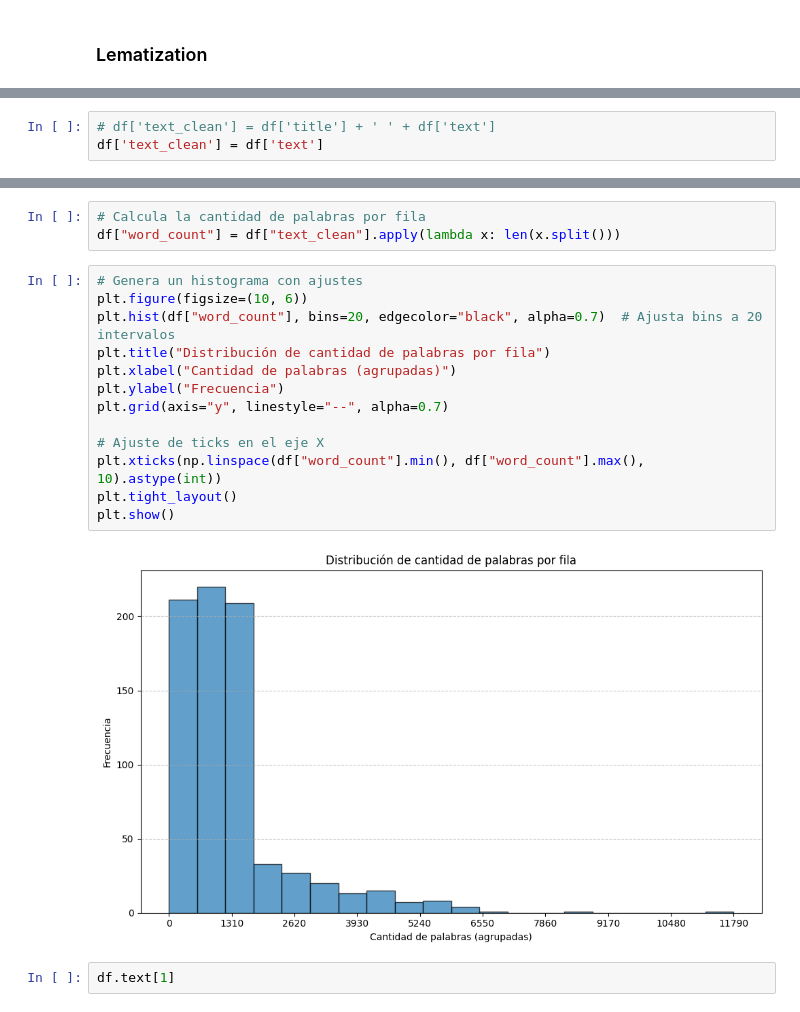
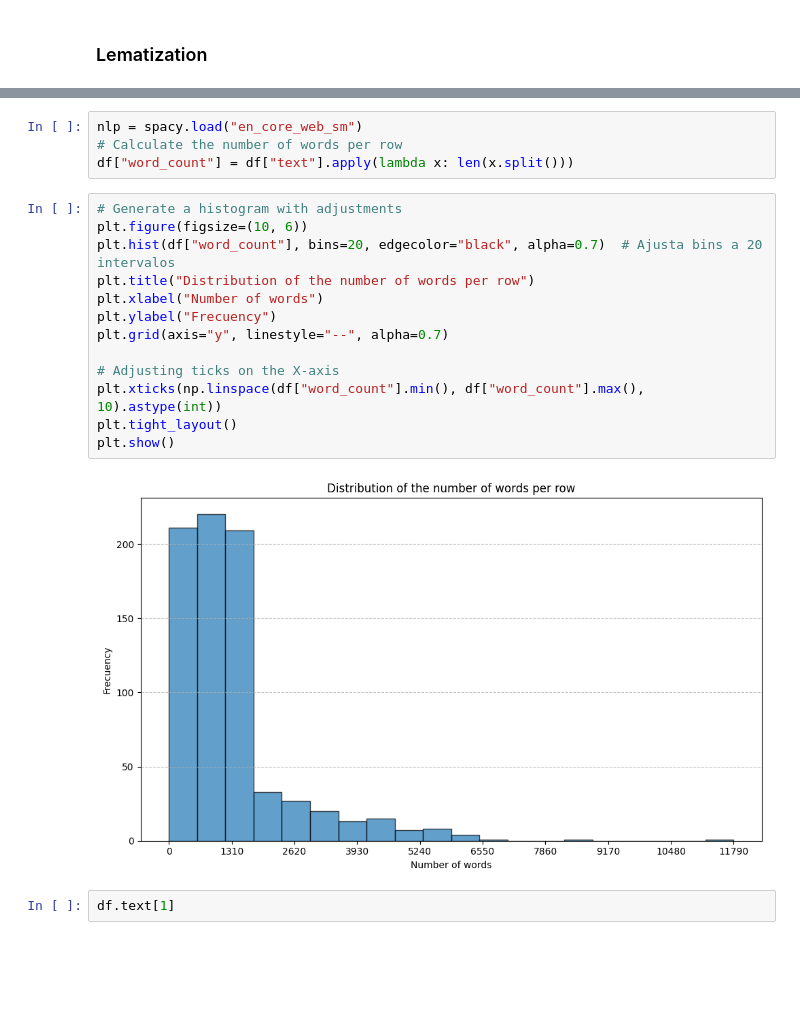
Before and after one commit to AlbaTaboada/Edgelands, a Jupyter notebook: Full_text_analysis(Alba).ipynb, the cells around one changed output, grey strips where cells are left out. Drawn from its saved outputs; the diff is of its cells as text; blank space fills up the shorter version.

Commit message:
Update full text analysis

```diff
--- a/Full_text_analysis(Alba).ipynb
+++ b/Full_text_analysis(Alba).ipynb
@@ -82,3 +95,0 @@ nlp = spacy.load("en_core_web_sm")
-# %%
-# df['text_clean'] = df['title'] + ' ' + df['text']
-df['text_clean'] = df['text']
@@ -100,21 +96,22 @@ Name: text_clean, Length: 770, dtype: object
 # %%
-# Calcula la cantidad de palabras por fila
-df["word_count"] = df["text_clean"].apply(lambda x: len(x.split()))
+nlp = spacy.load("en_core_web_sm")
+# Calculate the number of words per row
+df["word_count"] = df["text"].apply(lambda x: len(x.split()))
 # %%
-# Genera un histograma con ajustes
+# Generate a histogram with adjustments
 plt.figure(figsize=(10, 6))
 plt.hist(df["word_count"], bins=20, edgecolor="black", alpha=0.7)  # Ajusta bins a 20 intervalos
-plt.title("Distribución de cantidad de palabras por fila")
-plt.xlabel("Cantidad de palabras (agrupadas)")
-plt.ylabel("Frecuencia")
+plt.title("Distribution of the number of words per row")
+plt.xlabel("Number of words")
+plt.ylabel("Frecuency")
 plt.grid(axis="y", linestyle="--", alpha=0.7)
 
-# Ajuste de ticks en el eje X
+# Adjusting ticks on the X-axis
 plt.xticks(np.linspace(df["word_count"].min(), df["word_count"].max(), 10).astype(int))
 plt.tight_layout()
 plt.show()
 # %% [output]
-[figure, old version]
+[figure, new version]
 # %%
 df.text[1]
 # %% [output]
```
Also changed, not shown: parts of 58 cells of this notebook.
